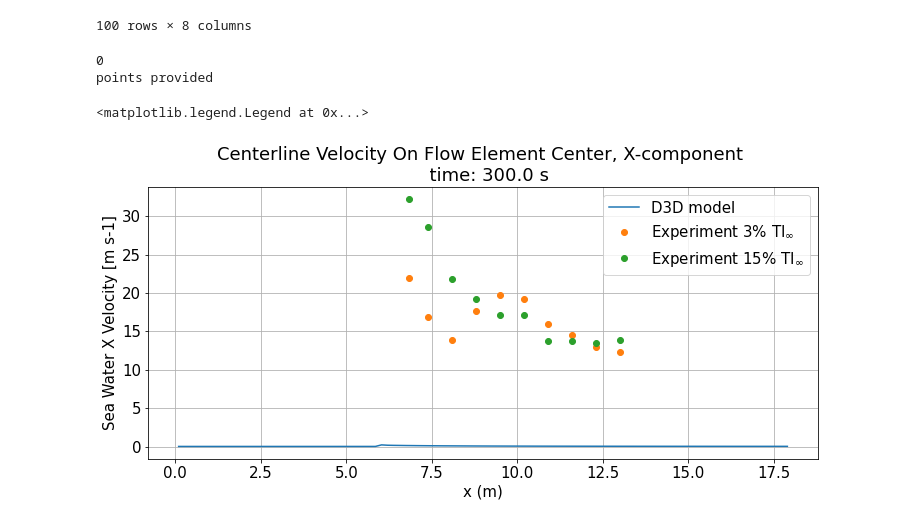
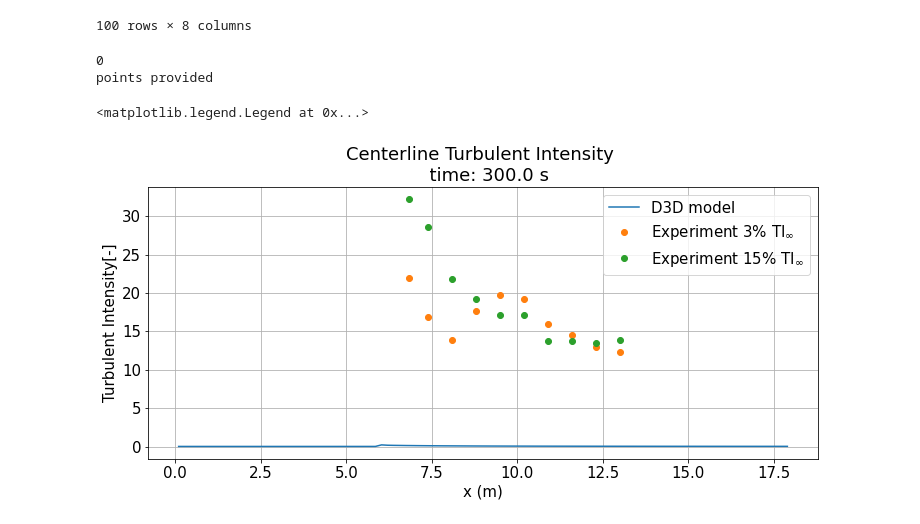
Before and after one commit to browniea/Delft3D_verify, a Jupyter notebook: Delft3d_verify.ipynb, the cells around one changed output. Drawn from its saved outputs; the diff is of its cells as text; code cells hidden in the pictures.

```diff
--- a/Delft3d_verify.ipynb
+++ b/Delft3d_verify.ipynb
@@ -357,32 +367,32 @@ points provided
 # %%
 x = np.array(TI_experiment_centerline_03.Downstream*turbine_diameter+turbine_x)
 x_centerline = np.linspace(xmin, xmax, num=100)
 y_centerline = np.mean([ymin,ymax])
 z_centerline = np.mean([zmin,zmax])
 
 centerline_points = d3d.create_points(x_centerline, y_centerline, z_centerline)
 
 TI= d3d.turbulent_intensity(d3d_data, points= centerline_points ,intermediate_values = True)
 
 # Plotting
 Type='Centerline'
 plt.figure(figsize=(12,5))
 Model= plt.plot(TI.x, TI.turbulent_intensity, label="D3D model")
 Exp=plt.plot(x,TI_experiment_centerline_03.TI,'o', label=f'Experiment 3% TI$_\infty$')
 Exp=plt.plot(x,TI_experiment_centerline_15.TI,'o', label=f'Experiment 15% TI$_\infty$')
 plt.grid()
 plt.xlabel('x (m)')
 
-y_name= f'{d3d_data.variables[variable].standard_name}'
-y_label=' '.join([x.capitalize() for x in y_name.split('_')])
-plt.ylabel(f'{y_label} [{d3d_data.variables[variable].units}]')
+
+
+plt.ylabel('Turbulent Intensity[-]')
 
 title_name= f'{d3d_data.variables[variable].long_name}'
 title_label=' '.join([x.capitalize() for x in title_name.split(' ')])
-plt.title(f'{Type} {title_label} \n  time: {var_data_df.time[1]} s')
+plt.title(f'{Type} Turbulent Intensity \n  time: {var_data_df.time[1]} s')
 plt.legend()
 # %% [output]
 0
 points provided
 <matplotlib.legend.Legend at 0x...>
-[figure, old version]
+[figure, new version]
```
Also changed, not shown: parts of 2 cells of this notebook.
